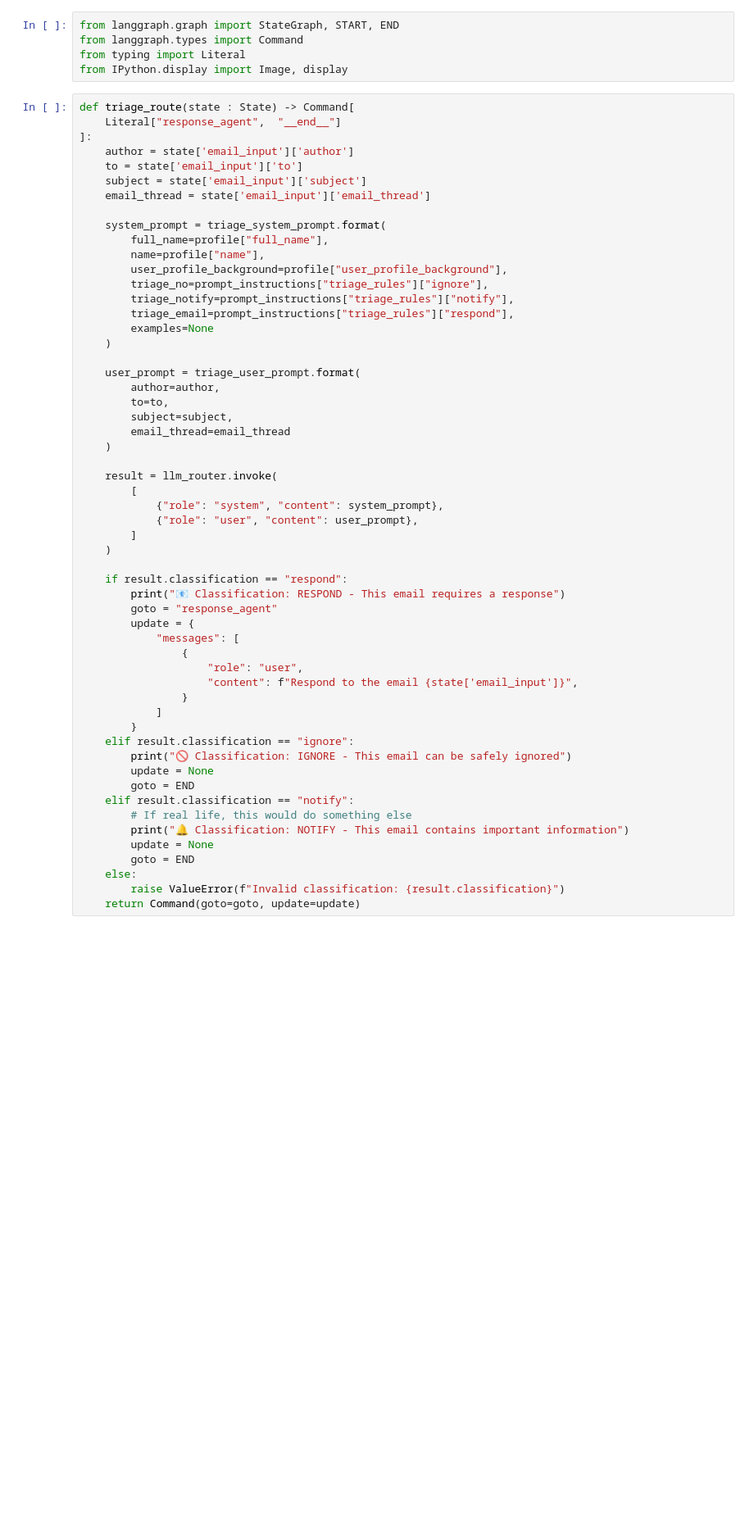
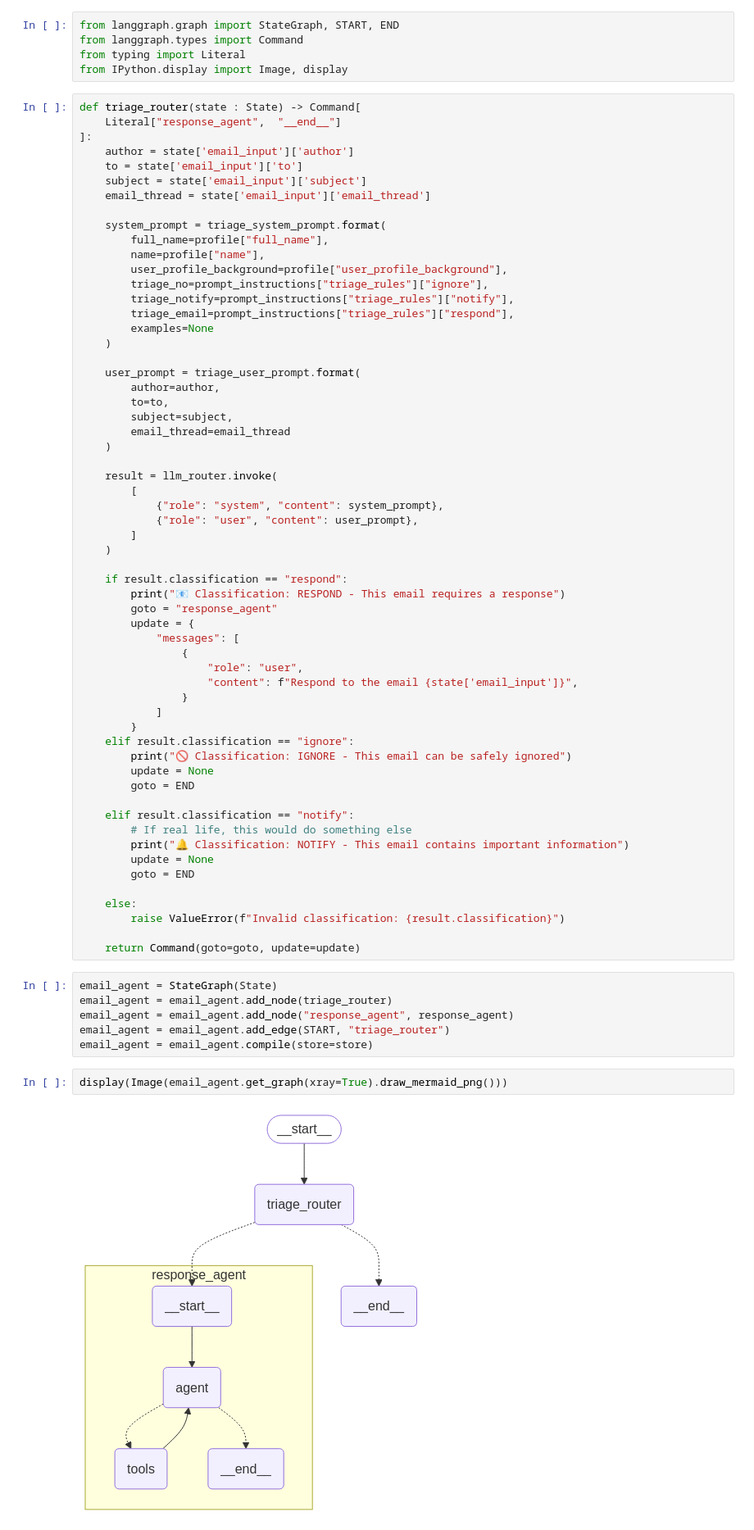
Before and after one commit to yeesem/LangGraph-AI-Agent, a Jupyter notebook: Email Assistant with Semantic Memory.ipynb, the cells around one changed output. Shown: that part at 82% size. Saved outputs shown, nothing was run; the diff lists cells and outputs as text; blank space fills up the shorter version.

```diff
--- a/Email Assistant with Semantic Memory.ipynb
+++ b/Email Assistant with Semantic Memory.ipynb
@@ -239,7 +238,7 @@ from langgraph.types import Command
 from typing import Literal
 from IPython.display import Image, display
 # %%
-def triage_route(state : State) -> Command[
+def triage_router(state : State) -> Command[
     Literal["response_agent",  "__end__"]
 ]:
     author = state['email_input']['author']
@@ -286,11 +285,24 @@ def triage_route(state : State) -> Command[
         print("🚫 Classification: IGNORE - This email can be safely ignored")
         update = None
         goto = END
+
     elif result.classification == "notify":
         # If real life, this would do something else
         print("🔔 Classification: NOTIFY - This email contains important information")
         update = None
         goto = END
+
     else:
         raise ValueError(f"Invalid classification: {result.classification}")
+
     return Command(goto=goto, update=update)
+# %%
+email_agent = StateGraph(State)
+email_agent = email_agent.add_node(triage_router)
+email_agent = email_agent.add_node("response_agent", response_agent)
+email_agent = email_agent.add_edge(START, "triage_router")
+email_agent = email_agent.compile(store=store)
+# %%
+display(Image(email_agent.get_graph(xray=True).draw_mermaid_png()))
+# %% [output]
+[figure, added]
```
Also changed, not shown: parts of 10 cells of this notebook.
